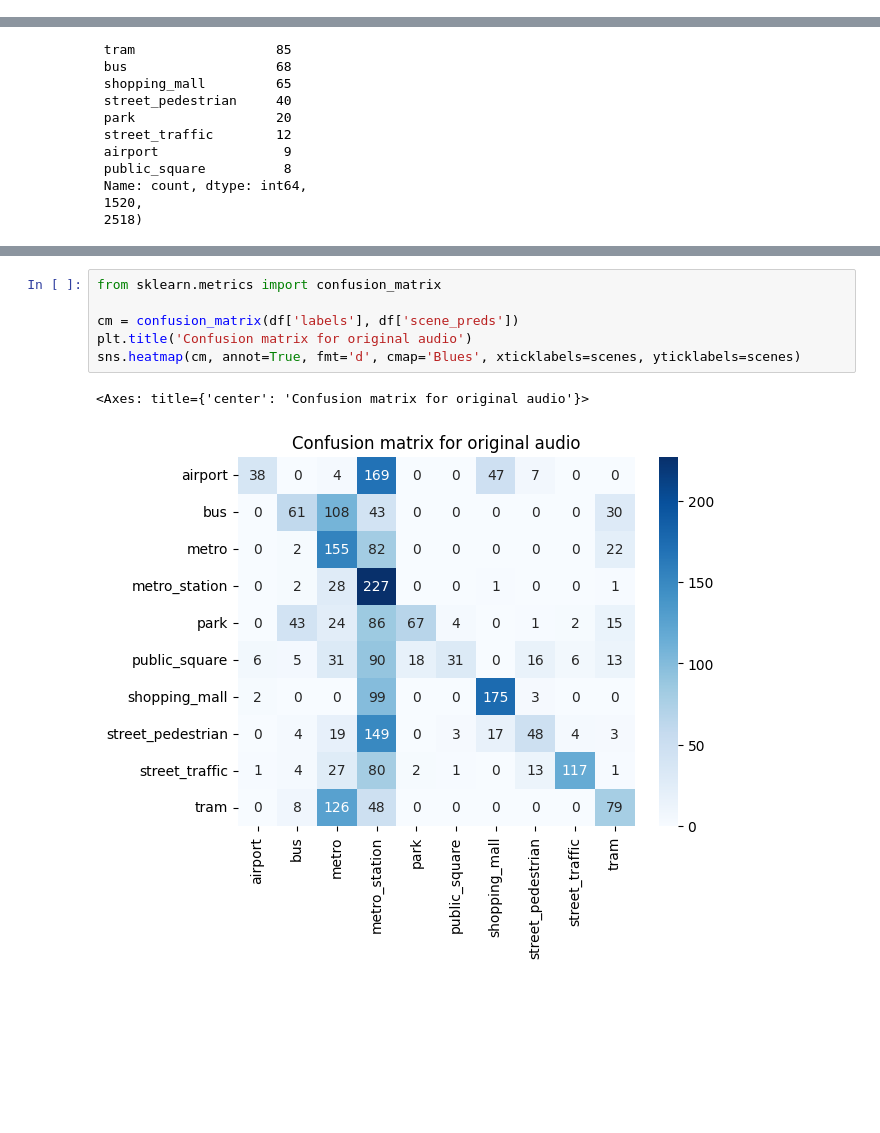
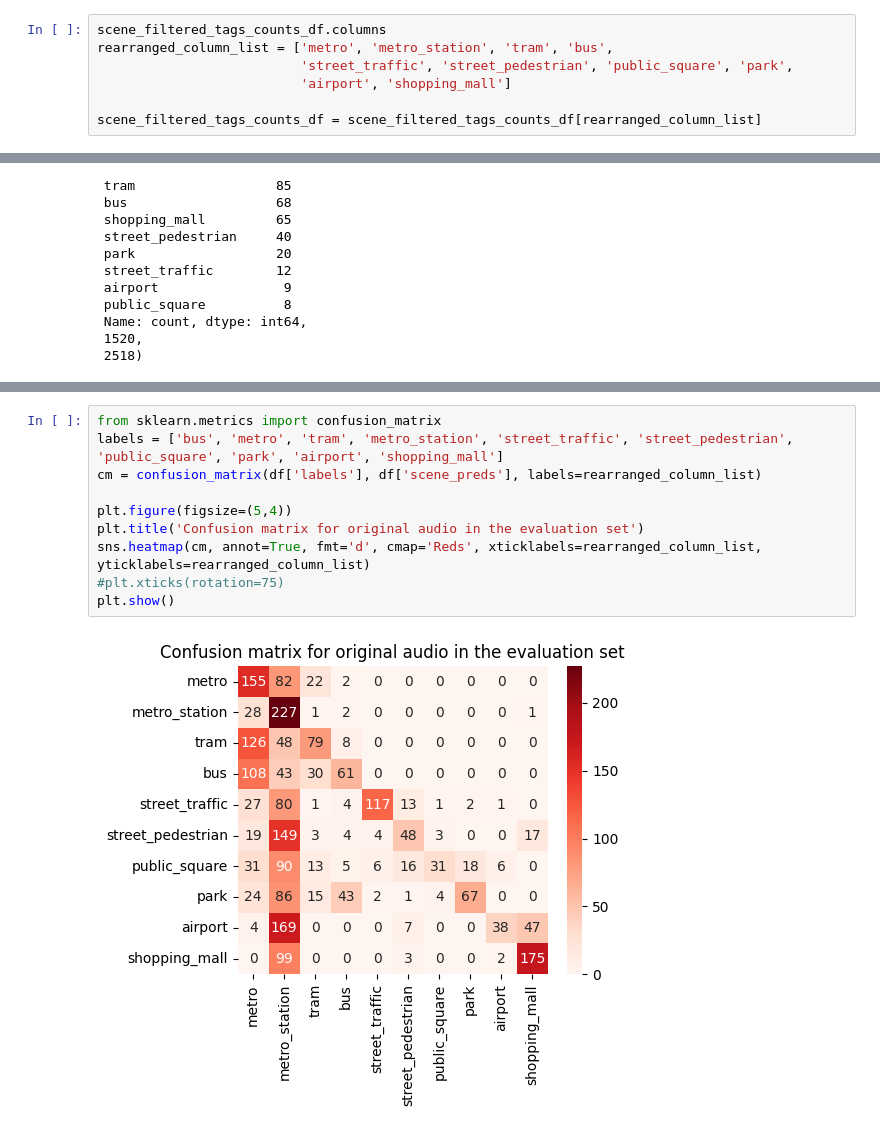
Before and after one commit to darshitttt/Scene_X_Events, a Jupyter notebook: proper_OrgSceneTags.ipynb, the cells around one changed output, grey strips where cells are left out. Drawn from its saved outputs; the diff is of its cells as text; blank space fills up the shorter version.

```diff
--- a/proper_OrgSceneTags.ipynb
+++ b/proper_OrgSceneTags.ipynb
@@ -211,4 +210,11 @@ A value is trying to be set on a copy of a slice from a DataFrame
 
 See the caveats in the documentation: https://pandas.pydata.org/pandas-docs/stable/user_guide/indexing.html#returning-a-view-versus-a-copy
   scene_filtered_tags_counts_df[scene][index] = (scene_filtered_tags_counts_df[scene][index])/total
+# %%
+scene_filtered_tags_counts_df.columns
+rearranged_column_list = ['metro', 'metro_station', 'tram', 'bus',
+                          'street_traffic', 'street_pedestrian', 'public_square', 'park',
+                          'airport', 'shopping_mall']
+
+scene_filtered_tags_counts_df = scene_filtered_tags_counts_df[rearranged_column_list]
 # %%
@@ -351,9 +366,12 @@ sns.heatmap(correct_scene_filtered_tags_count_df[['metro']], fmt='f', annot=True
 # %%
 from sklearn.metrics import confusion_matrix
+labels = ['bus', 'metro', 'tram', 'metro_station', 'street_traffic', 'street_pedestrian', 'public_square', 'park', 'airport', 'shopping_mall']
+cm = confusion_matrix(df['labels'], df['scene_preds'], labels=rearranged_column_list)
 
-cm = confusion_matrix(df['labels'], df['scene_preds'])
-plt.title('Confusion matrix for original audio')
-sns.heatmap(cm, annot=True, fmt='d', cmap='Blues', xticklabels=scenes, yticklabels=scenes)
+plt.figure(figsize=(5,4))
+plt.title('Confusion matrix for original audio in the evaluation set')
+sns.heatmap(cm, annot=True, fmt='d', cmap='Reds', xticklabels=rearranged_column_list, yticklabels=rearranged_column_list)
+#plt.xticks(rotation=75)
+plt.show()
 # %% [output]
-<Axes: title={'center': 'Confusion matrix for original audio'}>
-[figure, old version]
+[figure, new version]
```
Also changed, not shown: parts of 7 cells of this notebook.
